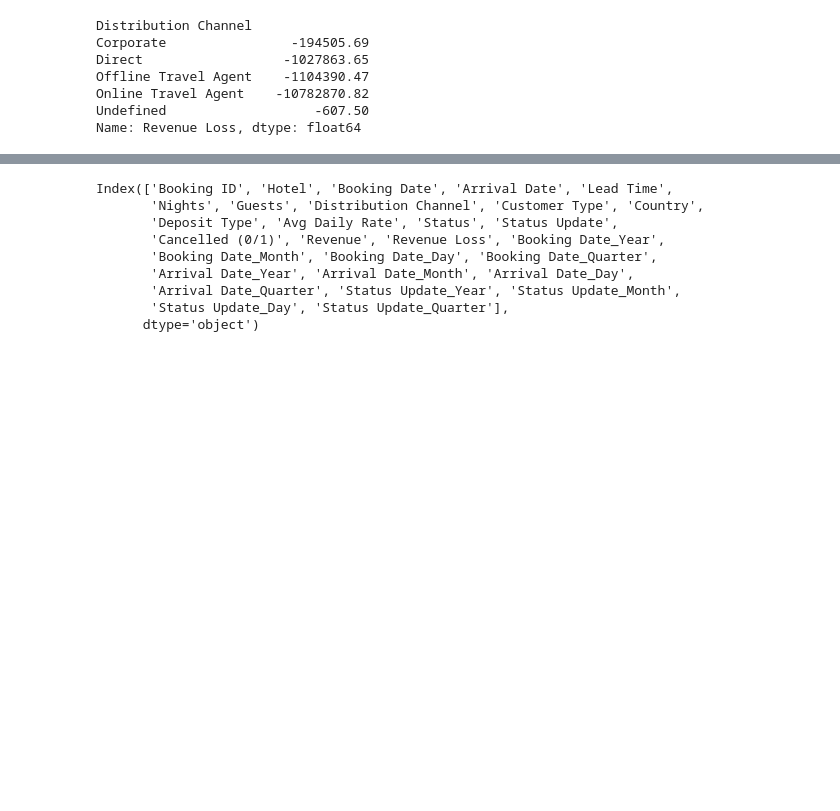
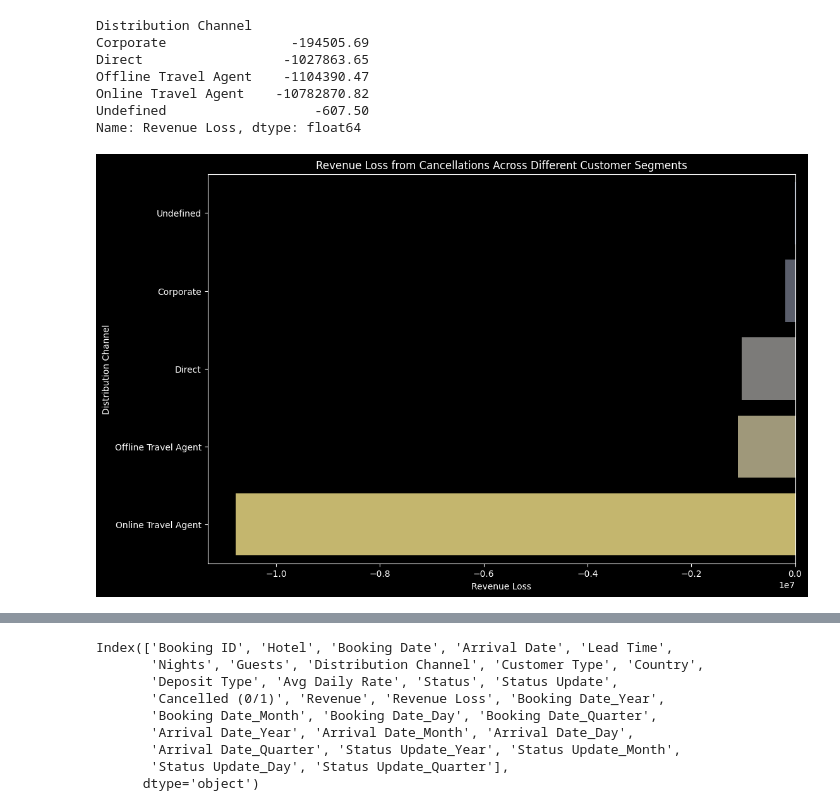
Before and after one commit to RheedWhan/SHG-analysis., a Jupyter notebook: Splendor_Hotel.ipynb, the cells around one changed output, grey strips where cells are left out. Saved outputs shown, nothing was run; the diff lists cells and outputs as text; code cells hidden in the pictures; blank space fills up the shorter version.

```diff
--- a/Splendor_Hotel.ipynb
+++ b/Splendor_Hotel.ipynb
@@ -744,3 +759,20 @@ Offline Travel Agent    -1104390.47
 Online Travel Agent    -10782870.82
 Undefined                   -607.50
 Name: Revenue Loss, dtype: float64
+# %%
+# Group by 'Distribution Channels' and calculate the sum of 'Revenue Loss'
+revenue_loss_by_customer = cancelled_df.groupby('Distribution Channel')['Revenue Loss'].sum().sort_values(ascending=False)
+
+# Create a bar plot using Seaborn
+plt.figure(figsize=(12, 8))
+sns.barplot(x=revenue_loss_by_customer.values, y=revenue_loss_by_customer.index, palette='cividis')
+
+# Set labels and title
+plt.xlabel('Revenue Loss')
+plt.ylabel('Distribution Channel')
+plt.title('Revenue Loss from Cancellations Across Different Customer Segments')
+
+# Show the plot
+plt.show()
+# %% [output]
+[figure, added]
```
Also changed, not shown: parts of 7 cells of this notebook.
